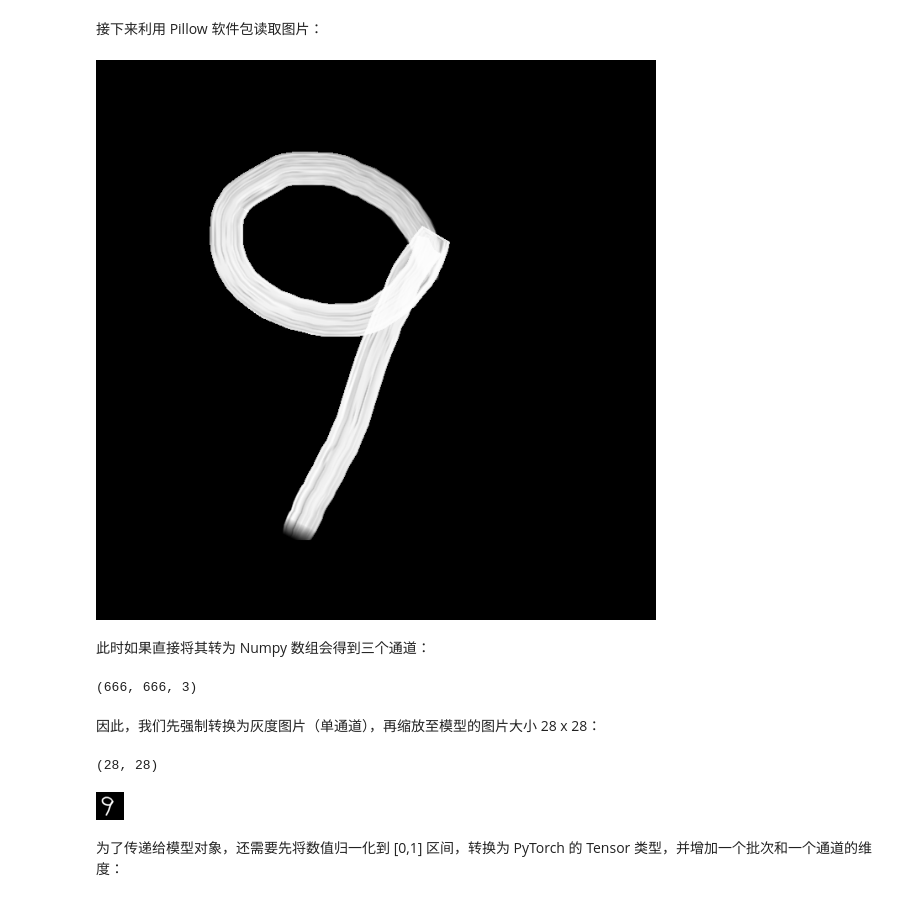
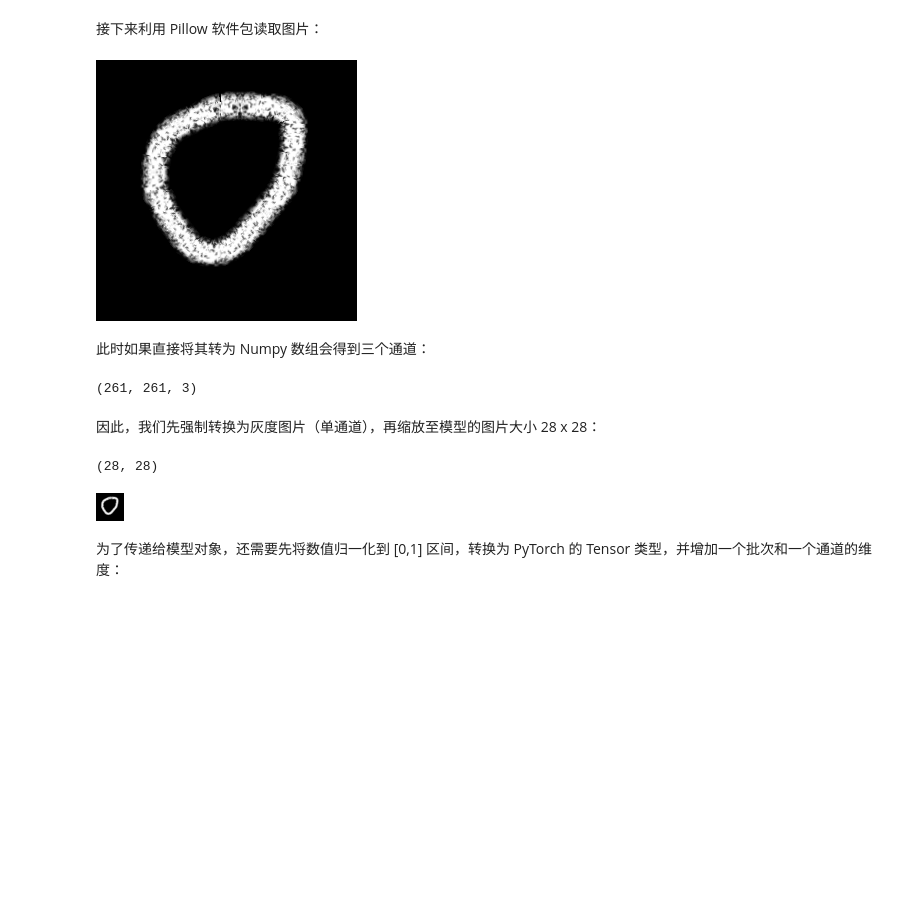
Before and after one commit to Qi770416/ai2021s, a Jupyter notebook: HW3/AI2021S-HW3.ipynb, the cells around one changed output. Cells and saved outputs as stored; diff of their text form; code cells hidden in the pictures; blank space fills up the shorter version.

```diff
--- a/HW3/AI2021S-HW3.ipynb
+++ b/HW3/AI2021S-HW3.ipynb
@@ -334,17 +327,17 @@ tensor([1, 2, 1, 9, 0, 6, 9, 8, 0, 1])
 接下来利用 Pillow 软件包读取图片：
 # %%
 from PIL import Image
-im = Image.open("digits/9.png")
+im = Image.open("digits/sample0.png")
 im
 # %% [output]
-[figure, old version]
+[figure, new version]
 # %% [markdown]
 此时如果直接将其转为 Numpy 数组会得到三个通道：
 # %%
 im_arr = np.array(im)
 print(im_arr.shape)
 # %% [output]
-(666, 666, 3)
+(261, 261, 3)
 # %% [markdown]
 因此，我们先强制转换为灰度图片（单通道），再缩放至模型的图片大小 28 x 28：
 # %%
@@ -355,7 +348,7 @@ print(im_arr.shape)
 im
 # %% [output]
 (28, 28)
-[figure, old version]
+[figure, new version]
 # %% [markdown]
 为了传递给模型对象，还需要先将数值归一化到 [0,1] 区间，转换为 PyTorch 的 Tensor 类型，并增加一个批次和一个通道的维度：
 # %%
```
Also changed, not shown: parts of 40 cells of this notebook.
